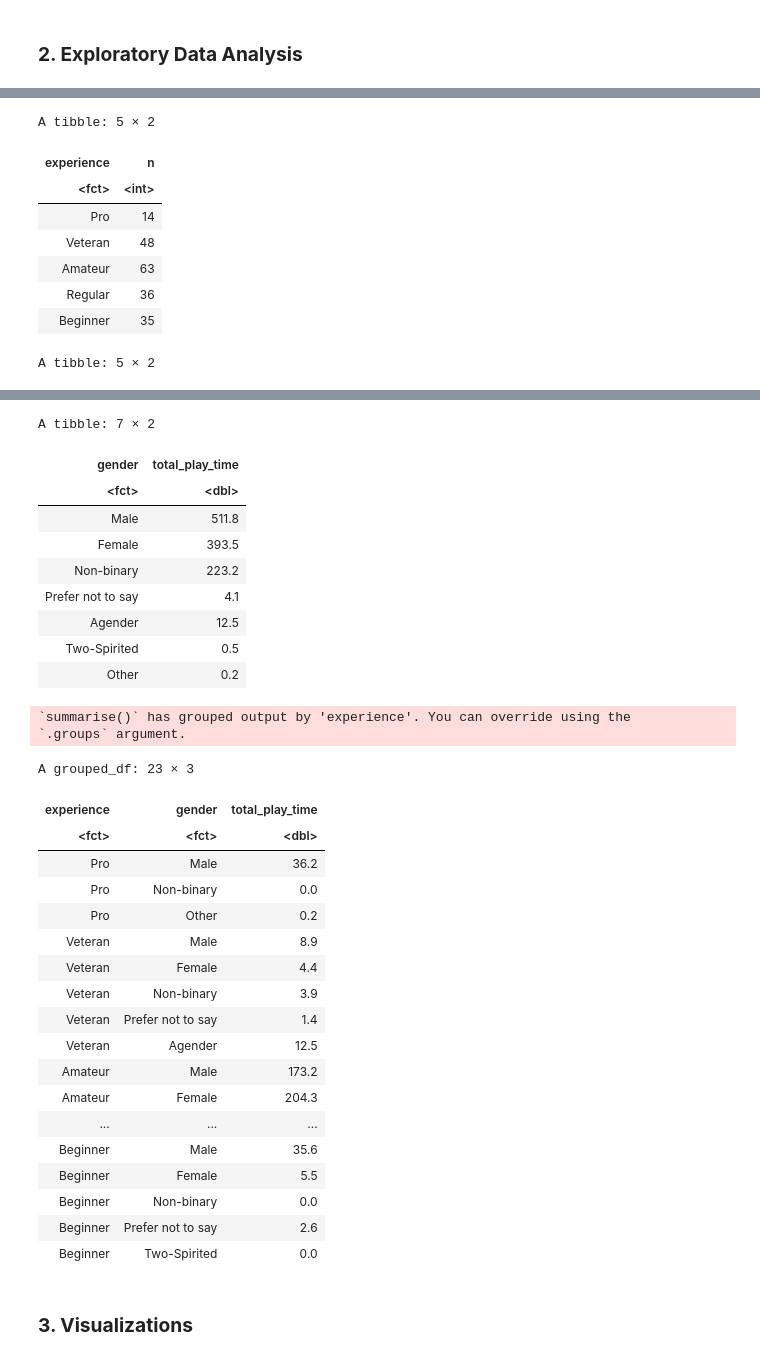
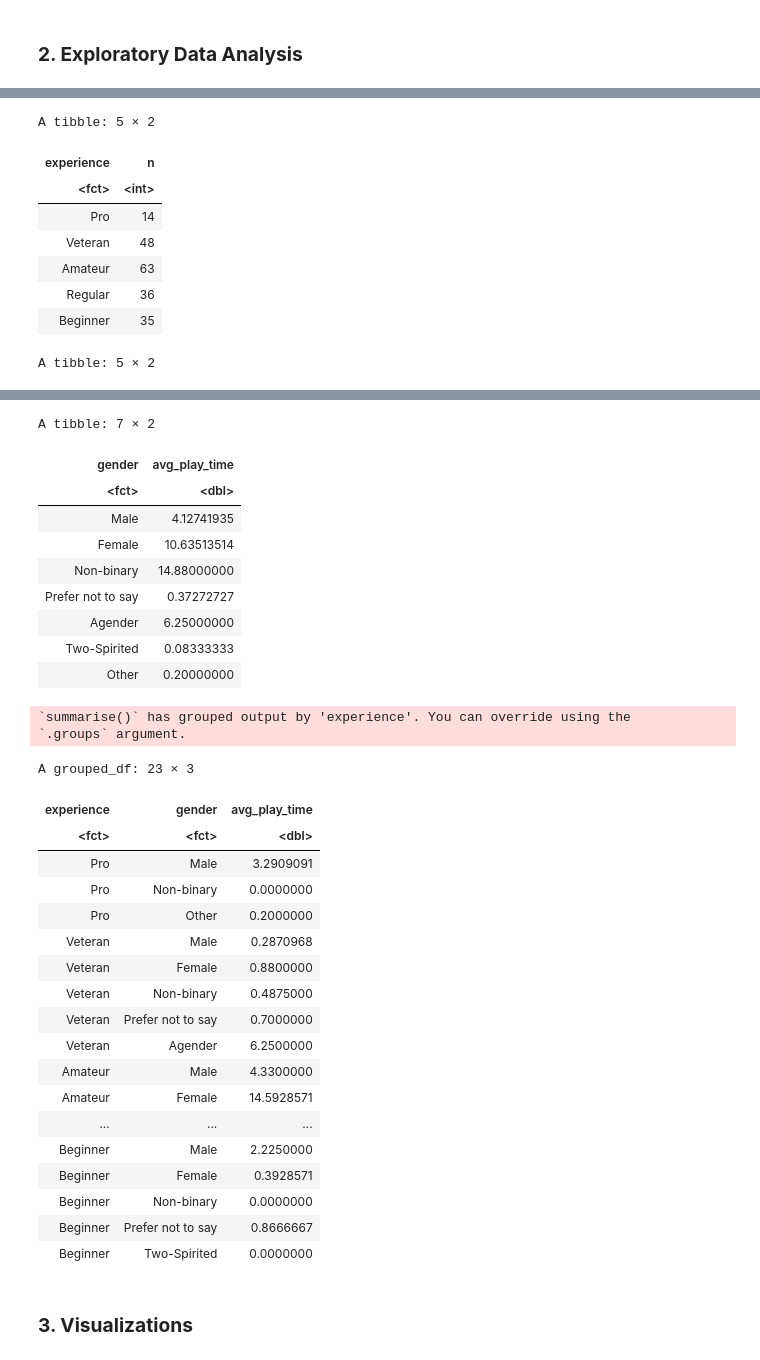
Before and after one commit to crowbirdy/project-003-29, a Jupyter notebook: Final_project.ipynb, the cells around one changed output, grey strips where cells are left out. Saved outputs shown, nothing was run; the diff lists cells and outputs as text; code cells hidden in the pictures.

Commit message:
Fixed Visualizations, Tweaked the data analysis so we are using average, not total, fixed some of the markdown boxes

```diff
--- a/Final_project.ipynb
+++ b/Final_project.ipynb
@@ -104,21 +104,24 @@ players_tidy |>
 players_tidy |>
   count(experience)
 
-# Summary of total play time by experience group
-players_tidy |>
+# Summary of avaerage play time (hours) by experience group
+avg_play_time_experience <- players_tidy |>
   group_by(experience) |>
-  summarise(total_play_time = sum(played_hours, na.rm = TRUE))
+  summarise(avg_play_time = mean(played_hours, na.rm = TRUE))
+avg_play_time_experience
 
-# Summary of total play time by gender
-players_tidy |>
+# Summary of average play time (hours) by gender
+avg_play_time_gender <- players_tidy |>
   group_by(gender) |>
-  summarise(total_play_time = sum(played_hours, na.rm = TRUE))
+  summarise(avg_play_time = mean(played_hours, na.rm = TRUE))
+avg_play_time_gender
 
-# Summary of total play time by gender and experience
-players_tidy |>
+# Summary of average play time (hours) by gender and experience
+avg_play_time_combined <- players_tidy |>
   group_by(experience, gender) |>
-  summarise(total_play_time = sum(played_hours, na.rm = TRUE)) |>
+  summarise(avg_play_time = mean(played_hours, na.rm = TRUE)) |>
   arrange(experience, gender)
+avg_play_time_combined
 # %% [output]
 A tibble: 7 × 2
 | gender | n |
@@ -149,34 +152,34 @@ A tibble: 5 × 2
 A tibble: 7 × 2
-| gender | total_play_time |
+| gender | avg_play_time |
 | <fct> | <dbl> |
-| Male | 511.8 |
-| Female | 393.5 |
-| Non-binary | 223.2 |
-| Prefer not to say | 4.1 |
-| Agender | 12.5 |
-| Two-Spirited | 0.5 |
-| Other | 0.2 |
+| Male | 4.12741935 |
+| Female | 10.63513514 |
+| Non-binary | 14.88000000 |
+| Prefer not to say | 0.37272727 |
+| Agender | 6.25000000 |
+| Two-Spirited | 0.08333333 |
+| Other | 0.20000000 |
 `summarise()` has grouped output by 'experience'. You can override using the
 `.groups` argument.
 A grouped_df: 23 × 3
-| experience | gender | total_play_time |
+| experience | gender | avg_play_time |
 | <fct> | <fct> | <dbl> |
-| Pro | Male | 36.2 |
-| Pro | Non-binary | 0.0 |
-| Pro | Other | 0.2 |
-| Veteran | Male | 8.9 |
-| Veteran | Female | 4.4 |
-| Veteran | Non-binary | 3.9 |
-| Veteran | Prefer not to say | 1.4 |
-| Veteran | Agender | 12.5 |
-| Amateur | Male | 173.2 |
-| Amateur | Female | 204.3 |
+| Pro | Male | 3.2909091 |
+| Pro | Non-binary | 0.0000000 |
+| Pro | Other | 0.2000000 |
+| Veteran | Male | 0.2870968 |
+| Veteran | Female | 0.8800000 |
+| Veteran | Non-binary | 0.4875000 |
+| Veteran | Prefer not to say | 0.7000000 |
+| Veteran | Agender | 6.2500000 |
+| Amateur | Male | 4.3300000 |
+| Amateur | Female | 14.5928571 |
 | ... | ... | ... |
-| Beginner | Male | 35.6 |
-| Beginner | Female | 5.5 |
-| Beginner | Non-binary | 0.0 |
-| Beginner | Prefer not to say | 2.6 |
-| Beginner | Two-Spirited | 0.0 |
+| Beginner | Male | 2.2250000 |
+| Beginner | Female | 0.3928571 |
+| Beginner | Non-binary | 0.0000000 |
+| Beginner | Prefer not to say | 0.8666667 |
+| Beginner | Two-Spirited | 0.0000000 |
 # %% [markdown]
 ### **3. Visualizations**
 # %% [markdown]
```
Also changed, not shown: parts of 13 cells of this notebook.
